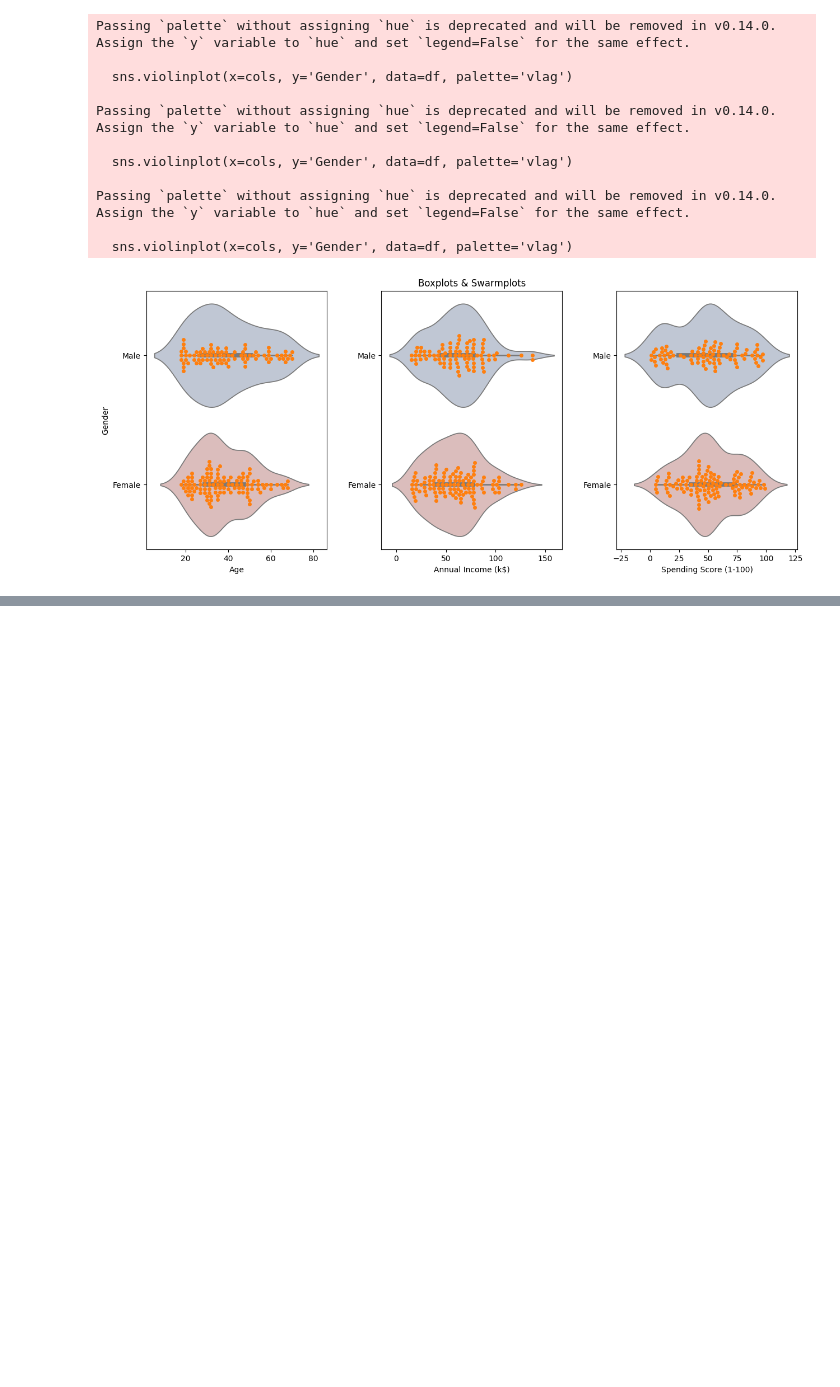
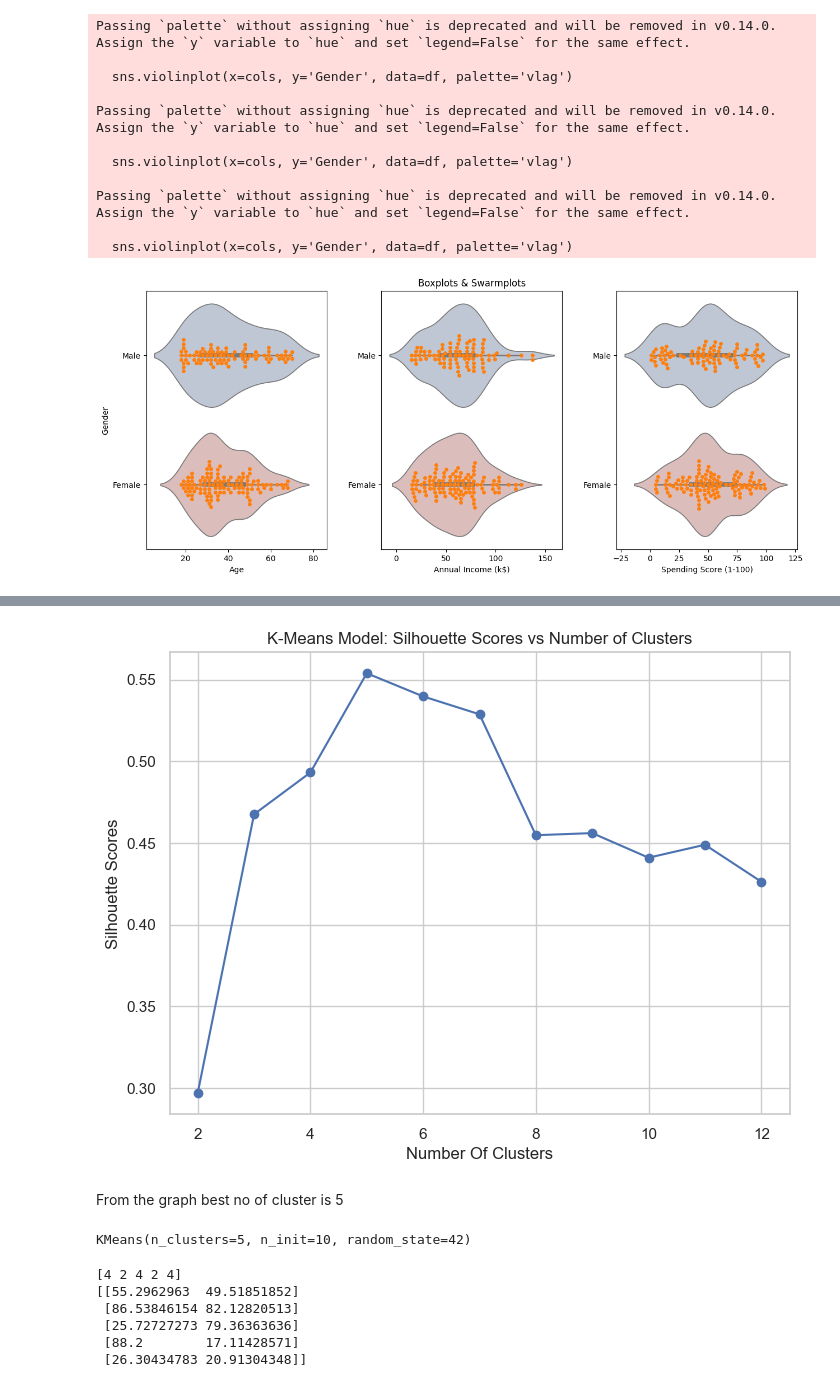
Before and after one commit to Christin-George-SDE/PRODGY_ML_02, a Jupyter notebook: K_mean_clustering.ipynb, the cells around one changed output, grey strips where cells are left out. Saved outputs shown, nothing was run; the diff lists cells and outputs as text; code cells hidden in the pictures; blank space fills up the shorter version.

```diff
--- a/K_mean_clustering.ipynb
+++ b/K_mean_clustering.ipynb
@@ -176,0 +241,39 @@ Passing `palette` without assigning `hue` is deprecated and will be removed in v
+# %%
+#Create a line plot of silhouette scores vs n_clusters
+x_values = list(range(2, 13))
+
+plt.figure(figsize=(8, 6))
+sns.set(style="whitegrid")  # Set Seaborn style
+
+# Create a line plot using Matplotlib
+plt.plot(x_values, silhouette_scores, marker='o', linestyle='-', color='b')
+
+# Add labels and title
+plt.title('K-Means Model: Silhouette Scores vs Number of Clusters')
+plt.xlabel('Number Of Clusters')
+plt.ylabel('Silhouette Scores')
+
+# Turn on grid and show plot
+plt.grid(True)
+plt.show()
+# %% [output]
+[figure, added]
+# %% [markdown]
+From the graph best no of cluster is 5
+# %%
+final_model = KMeans(n_clusters=5,random_state=42,n_init=10)
+final_model.fit(X)
+# %% [output]
+KMeans(n_clusters=5, n_init=10, random_state=42)
+# %%
+labels = final_model.labels_
+centroids = final_model.cluster_centers_
+print(labels[:5])
+print(centroids[:5])
+# %% [output]
+[4 2 4 2 4]
+[[55.2962963  49.51851852]
+ [86.53846154 82.12820513]
+ [25.72727273 79.36363636]
+ [88.2        17.11428571]
+ [26.30434783 20.91304348]]
```
Also changed, not shown: parts of 11 cells of this notebook.
